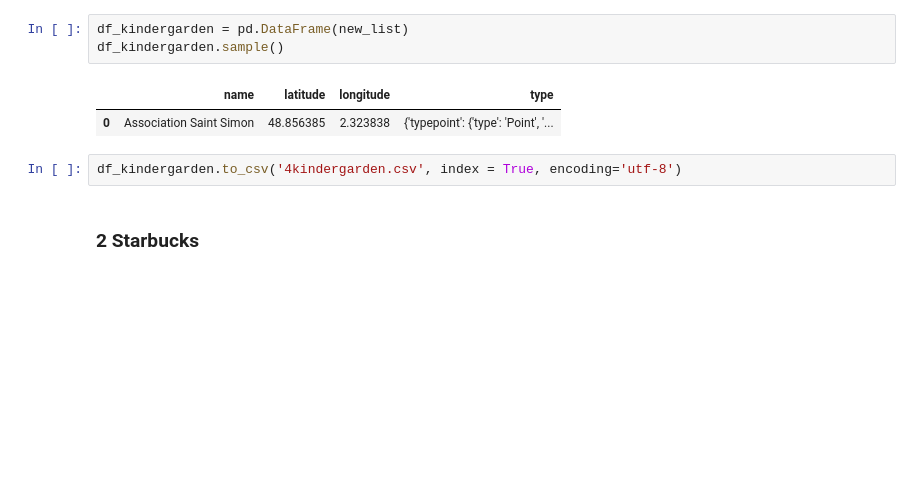
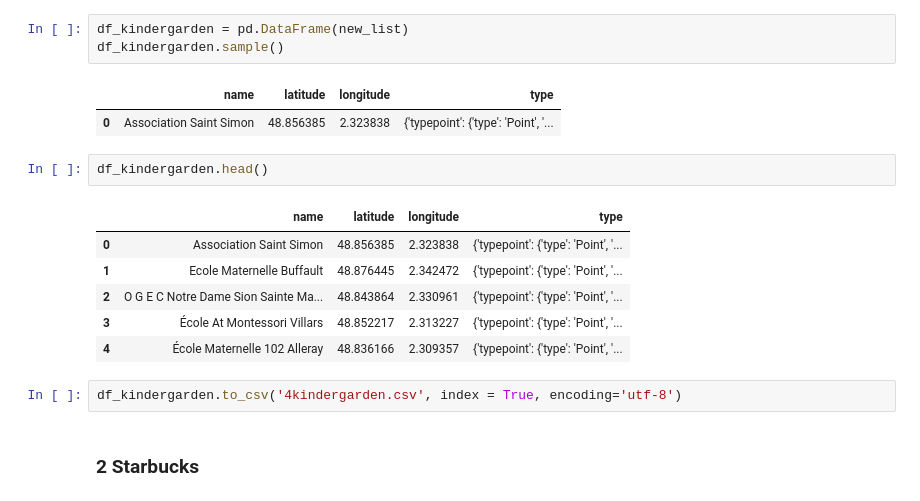
Before and after one commit to RaphHer/Project_3_Geospatial, a Jupyter notebook: Part 2 - Foursquare API.ipynb, the cells around one changed output. Saved outputs shown, nothing was run; the diff lists cells and outputs as text; blank space fills up the shorter version.

```diff
--- a/Part 2 - Foursquare API.ipynb
+++ b/Part 2 - Foursquare API.ipynb
@@ -115,6 +115,15 @@ df_kindergarden.sample()
 # %% [output]
 |  | name | latitude | longitude | type |
 | 0 | Association Saint Simon | 48.856385 | 2.323838 | {'typepoint': {'type': 'Point', '... |
+# %%
+df_kindergarden.head()
+# %% [output]
+|  | name | latitude | longitude | type |
+| 0 | Association Saint Simon | 48.856385 | 2.323838 | {'typepoint': {'type': 'Point', '... |
+| 1 | Ecole Maternelle Buffault | 48.876445 | 2.342472 | {'typepoint': {'type': 'Point', '... |
+| 2 | O G E C Notre Dame Sion Sainte Ma... | 48.843864 | 2.330961 | {'typepoint': {'type': 'Point', '... |
+| 3 | École At Montessori Villars | 48.852217 | 2.313227 | {'typepoint': {'type': 'Point', '... |
+| 4 | École Maternelle 102 Alleray | 48.836166 | 2.309357 | {'typepoint': {'type': 'Point', '... |
 # %%
 df_kindergarden.to_csv('4kindergarden.csv', index = True, encoding='utf-8')
 # %% [markdown]
```
Also changed, not shown: 10 other files.
